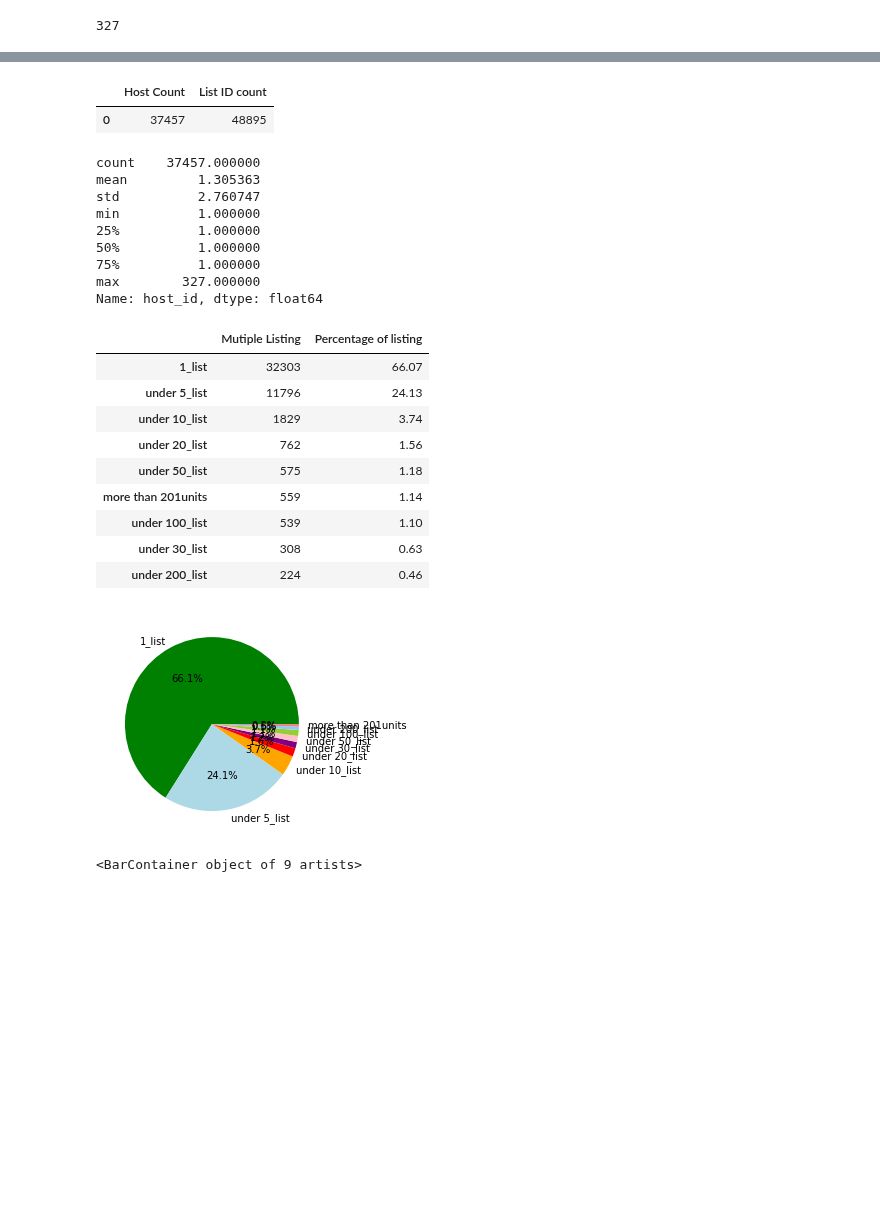
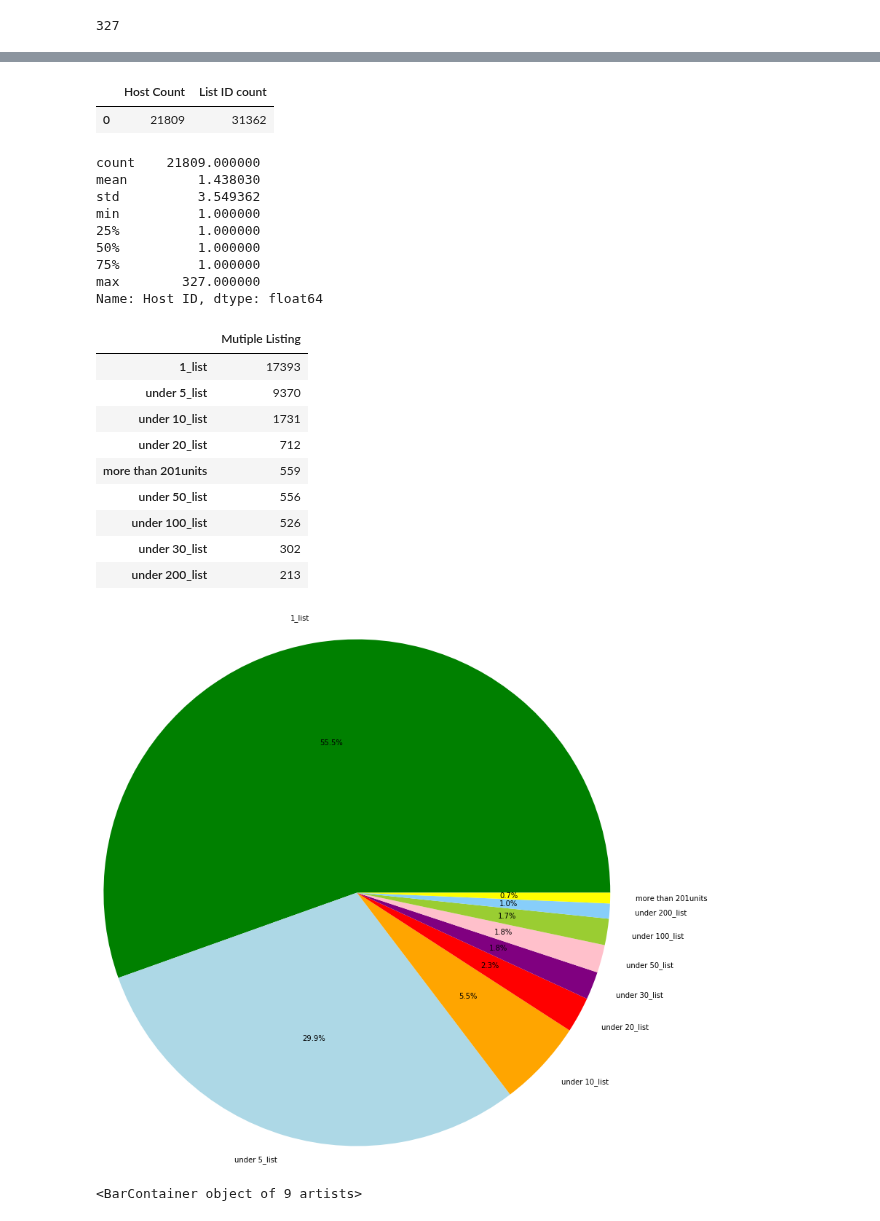
Before and after one commit to hayden4davey/Project1-Group2, a Jupyter notebook: shao data exploring.ipynb, the cells around one changed output, grey strips where cells are left out. Saved outputs shown, nothing was run; the diff lists cells and outputs as text; code cells hidden in the pictures; blank space fills up the shorter version.

```diff
--- a/shao data exploring.ipynb
+++ b/shao data exploring.ipynb
@@ -6,7 +6,7 @@ import matplotlib.pyplot as plt
 # import seaborn as sns
 # sns.set(style="ticks")
 
-data =pd.read_csv("AB_NYC_2019.csv")
+data =pd.read_csv("Resources/CleanAirbnbData.csv")
 datadf = pd.DataFrame(data)
 # read data
 datadf.head()
@@ -57,8 +57,8 @@ datadf.describe()
 | max | 3.648724e+07 | 2.743213e+08 | 40.913060 | -73.712990 | 10000.000000 | 1250.000000 | 629.000000 | 58.500000 | ... |
 # %%
 # Cleaning up data.
-datadf.drop(['latitude'],axis=1, inplace=True)
-datadf.drop(['longitude'], axis=1, inplace=True)
-datadf.drop(['last_review'],axis=1, inplace=True)
-datadf.drop(['availability_365'],axis=1, inplace=True)
-datadf
+# datadf.drop(['latitude'],axis=1, inplace=True)
+# datadf.drop(['longitude'], axis=1, inplace=True)
+# datadf.drop(['last_review'],axis=1, inplace=True)
+# datadf.drop(['availability_365'],axis=1, inplace=True)
+# datadf
@@ -84,55 +65,55 @@ datadf
 # %%
 # Host summary
 # %%
-host_count = len(datadf['host_id'].unique())
-id_count = len(datadf['id'].unique())
+host_count = len(datadf['Host ID'].unique())
+id_count = len(datadf['ID'].unique())
 host=pd.DataFrame({"Host Count":[host_count],"List ID count":[id_count]})
 host
 # %% [output]
 |  | Host Count | List ID count |
-| 0 | 37457 | 48895 |
+| 0 | 21809 | 31362 |
 # %%
-mutiple_list_count=datadf['host_id'].value_counts()
+mutiple_list_count=datadf['Host ID'].value_counts()
 mutiple_list_count.describe()
 # %% [output]
-count    37457.000000
-mean         1.305363
-std          2.760747
+count    21809.000000
+mean         1.438030
+std          3.549362
 min          1.000000
 25%          1.000000
 50%          1.000000
 75%          1.000000
 max        327.000000
-Name: host_id, dtype: float64
+Name: Host ID, dtype: float64
 # %%
-list_bins = [0,1,5, 10, 20,30,50,100,200,max(datadf['calculated_host_listings_count'])]
+list_bins = [0,1,5, 10, 20,30,50,100,200,max(datadf['Calculated Host Listings Count'])]
 list_group_names =['1_list','under 5_list','under 10_list','under 20_list','under 30_list','under 50_list','under 100_list','under 200_list','more than 201units']
-datadf["Mutiple Listing"] = pd.cut(datadf["calculated_host_listings_count"], list_bins, labels=list_group_names)
+datadf["Mutiple Listing"] = pd.cut(datadf["Calculated Host Listings Count"], list_bins, labels=list_group_names)
 list_Demographics = pd.DataFrame(datadf["Mutiple Listing"].value_counts())
-total_list = len(datadf["id"])
-list_Demographics["Percentage of listing"]= round(list_Demographics["Mutiple Listing"]/ total_list *100,2)
+# total_list = len(datadf["ID"])
+# list_Demographics["Percentage of listing"]= round(list_Demographics["Mutiple Listing"]/ total_list *100,2)
 # list_Demographics["Percentage of listing"]= list_Demographics["Percentage of listing"].map("{:.2f}%".format)
 list_Demographics
 # %% [output]
-|  | Mutiple Listing | Percentage of listing |
-| 1_list | 32303 | 66.07 |
-| under 5_list | 11796 | 24.13 |
-| under 10_list | 1829 | 3.74 |
-| under 20_list | 762 | 1.56 |
-| under 50_list | 575 | 1.18 |
-| more than 201units | 559 | 1.14 |
-| under 100_list | 539 | 1.10 |
-| under 30_list | 308 | 0.63 |
-| under 200_list | 224 | 0.46 |
+|  | Mutiple Listing |
+| 1_list | 17393 |
+| under 5_list | 9370 |
+| under 10_list | 1731 |
+| under 20_list | 712 |
+| more than 201units | 559 |
+| under 50_list | 556 |
+| under 100_list | 526 |
+| under 30_list | 302 |
+| under 200_list | 213 |
 # %%
 pies = ['1_list','under 5_list','under 10_list','under 20_list','under 30_list','under 50_list','under 100_list','under 200_list','more than 201units']
 pie_votes = list_Demographics["Mutiple Listing"]
-colors = ["green","lightblue","orange","red","purple","pink","yellowgreen","lightskyblue","lightcoral","yellow"]
+colors = ["green","lightblue","orange","red","purple","pink","yellowgreen","lightskyblue","yellow"]
 explode = (0.1,0,0,0,0,0,0,0,0,0)
-plt.pie(pie_votes, labels=pies,colors=colors,autopct="%1.1f%%")
+plt.pie(pie_votes, labels=pies,colors=colors,autopct="%1.1f%%",radius=4)
 plt.show()
 # %% [output]
-[figure, old version]
+[figure, new version]
 # %%
 plt.bar( list_Demographics.index, list_Demographics["Mutiple Listing"],color='r',alpha=0.7,align ='center')
 # %% [output]
```
Also changed, not shown: parts of 9 cells of this notebook.
